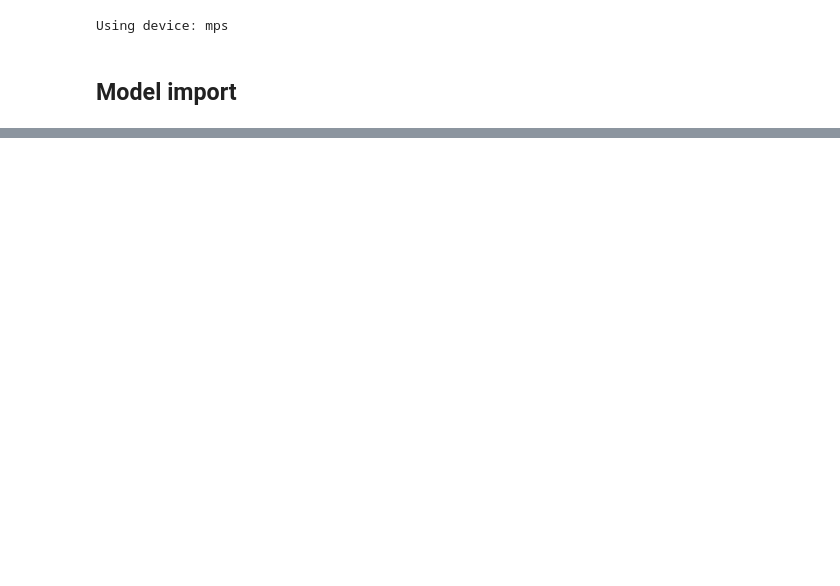
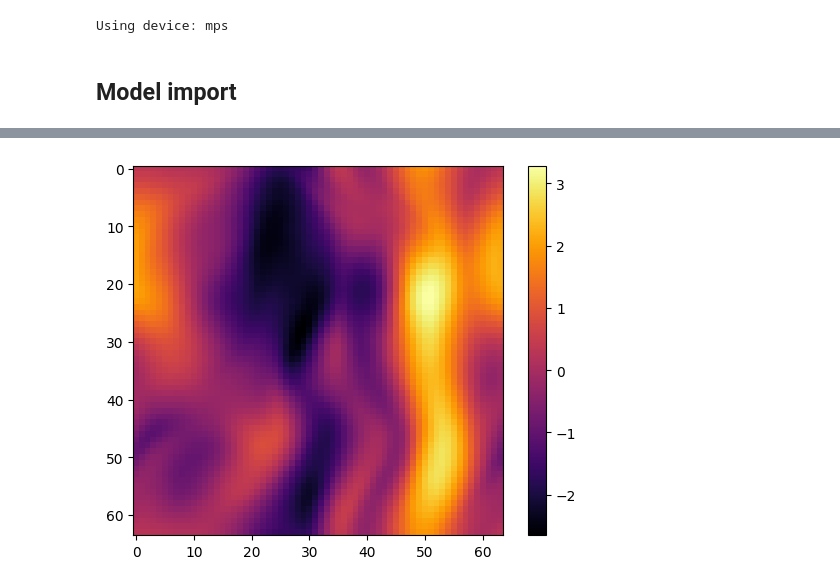
Before and after one commit to marcocayuela/FNO_thermalizer, a Jupyter notebook: notebooks/wno_results.ipynb, the cells around one changed output, grey strips where cells are left out. Saved outputs shown, nothing was run; the diff lists cells and outputs as text; code cells hidden in the pictures; blank space fills up the shorter version.

```diff
--- a/notebooks/wno_results.ipynb
+++ b/notebooks/wno_results.ipynb
@@ -62,0 +105,5 @@ plt.legend();
+# %%
+plt.imshow(predictions[-1,:,:,0].cpu(), cmap="inferno")
+bar = plt.colorbar()
+# %% [output]
+[figure, added]
```
Also changed, not shown: parts of 17 cells of this notebook, 6 other files.
